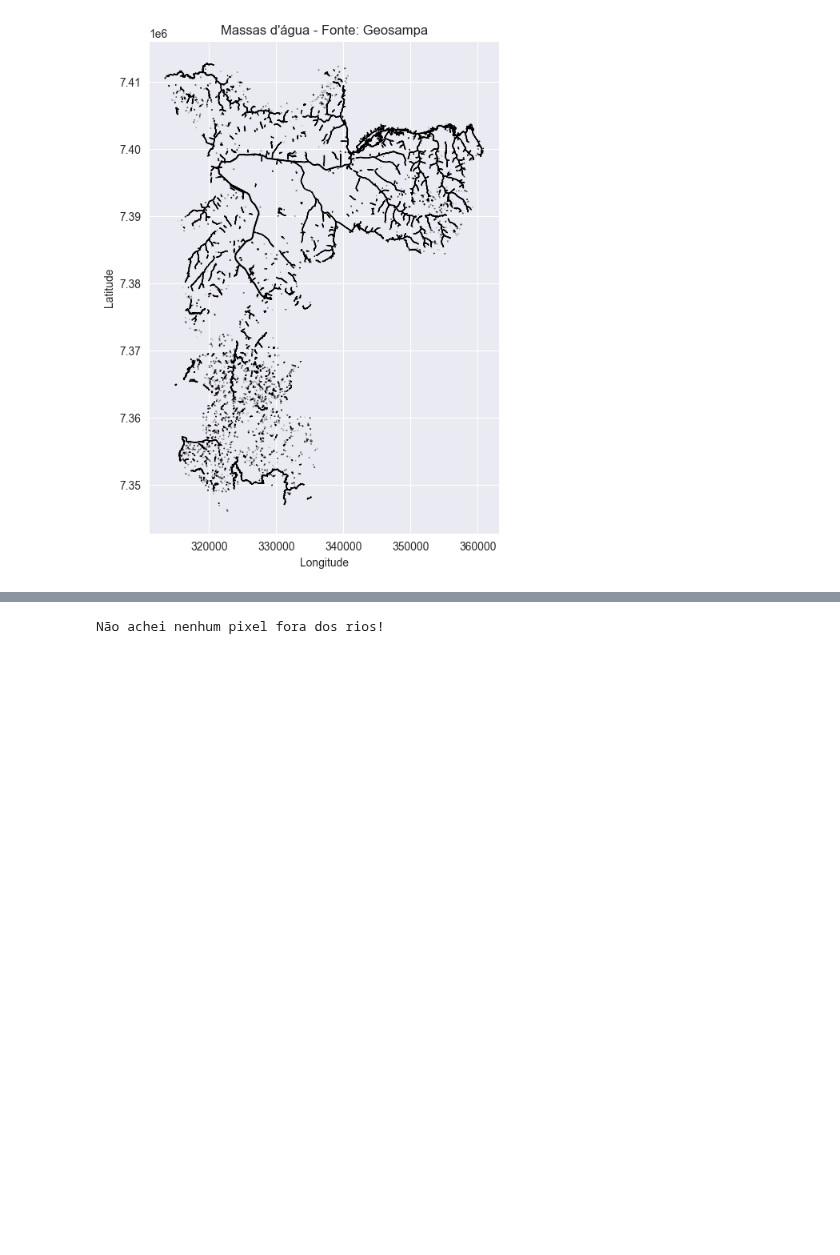
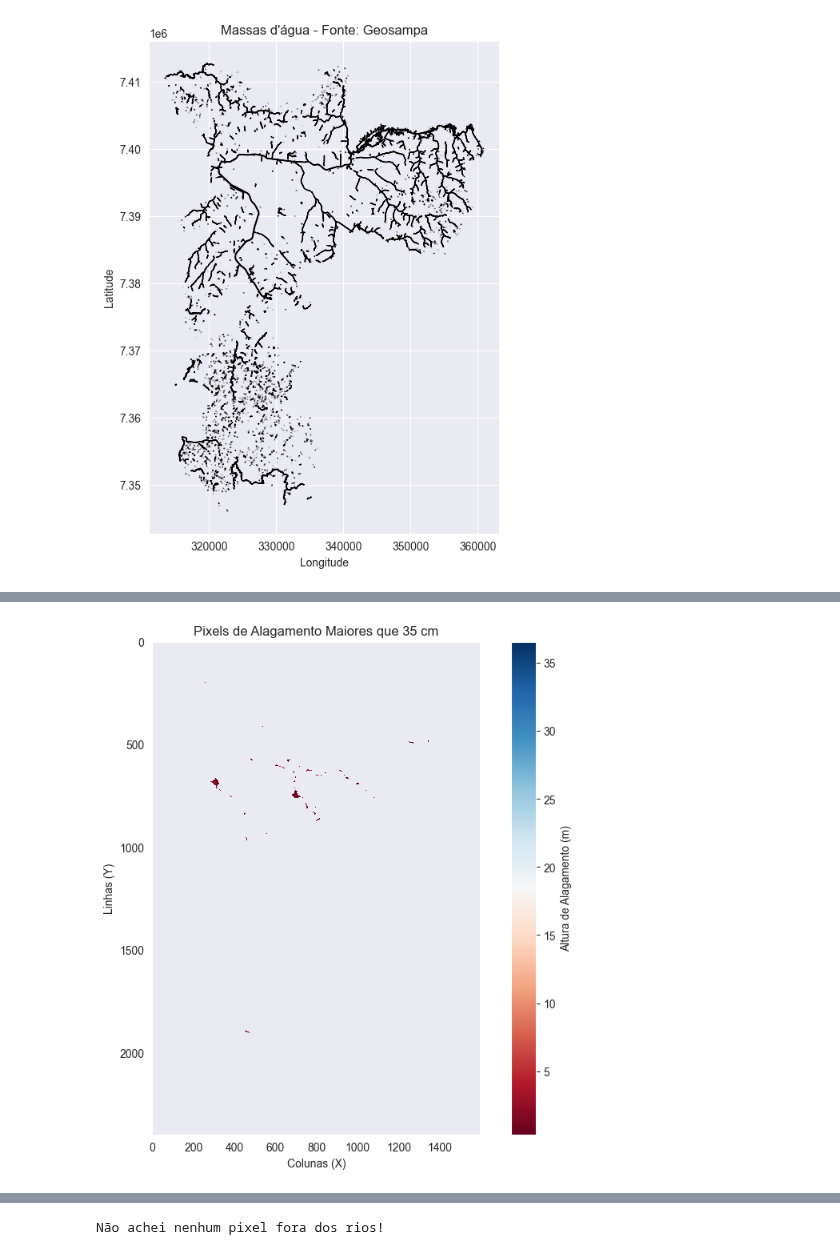
Before and after one commit to marcelof314/SP_urban_flooding, a Jupyter notebook: 05 Raster preparation.ipynb, the cells around one changed output, grey strips where cells are left out. Drawn from its saved outputs; the diff is of its cells as text; code cells hidden in the pictures; blank space fills up the shorter version.

```diff
--- a/05 Raster preparation.ipynb
+++ b/05 Raster preparation.ipynb
@@ -347,3 +380,15 @@ with rasterio.open(arquivo_raster) as src:
 # %%
 # 4. Filtrar pixels de alagamento que excedem 35 cm de altura
 alagamento_maior_35cm = np.where(alagamento > limite_altura, alagamento, np.nan)  # Pixels alagados > 35 cm
+
+# Plotar o raster de alagamento filtrado
+plt.figure(figsize=(10, 8))
+plt.imshow(alagamento_maior_35cm, cmap='RdBu')  # Usar um colormap para visualizar os pixels alagados
+plt.colorbar(label='Altura de Alagamento (m)')  # Adicionar uma barra de cores indicando a altura
+plt.title('Pixels de Alagamento Maiores que 35 cm')
+plt.xlabel('Colunas (X)')
+plt.ylabel('Linhas (Y)')
+plt.grid(False)
+plt.show()
+# %% [output]
+[figure, added]
```
Also changed, not shown: parts of 4 cells of this notebook.
